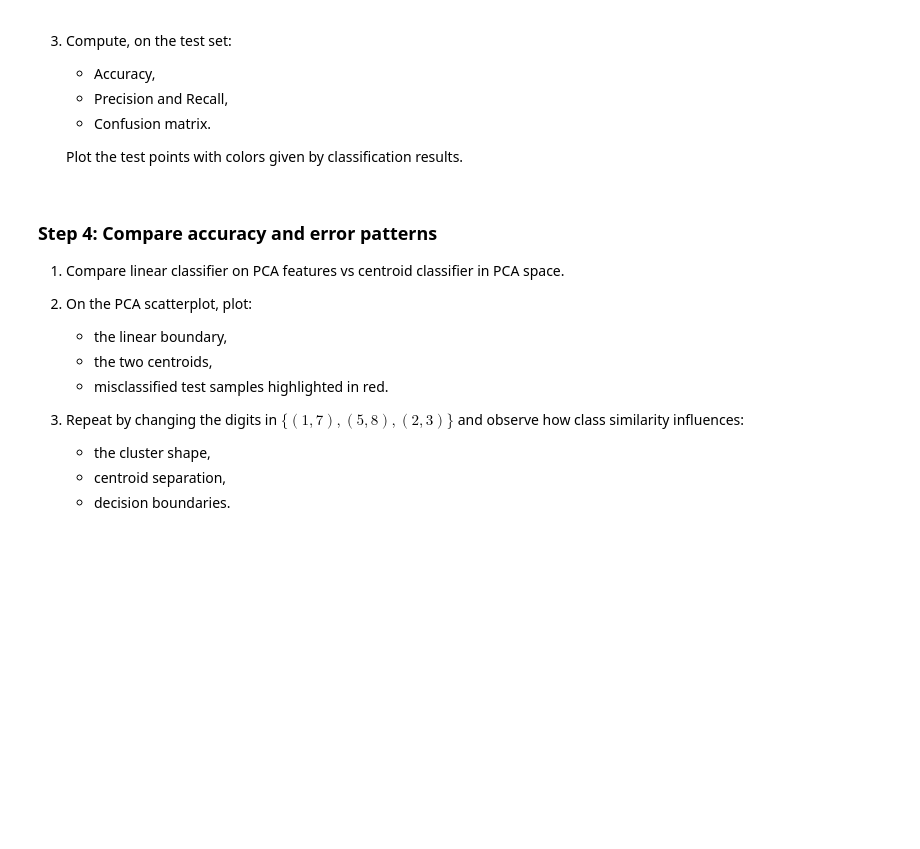
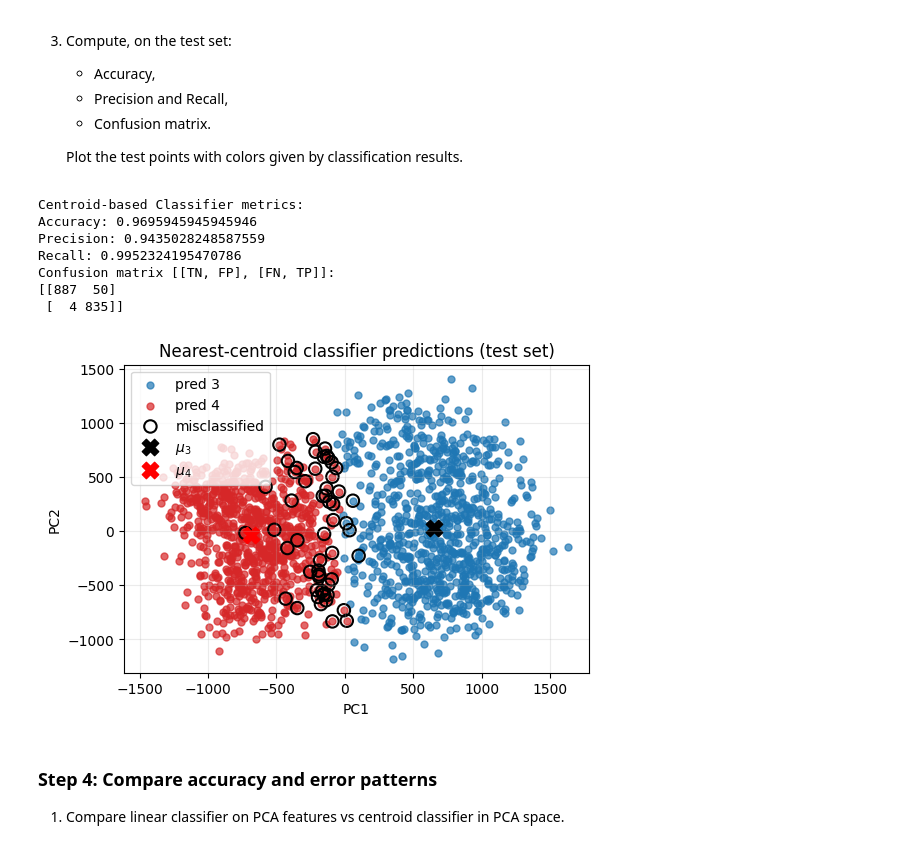
Before and after one commit to annalisapol/smm-course, a Jupyter notebook: homeworks/hw4/hw4.ipynb, the cells around one changed output. Saved outputs shown, nothing was run; the diff lists cells and outputs as text; code cells hidden in the pictures; blank space fills up the shorter version.

```diff
--- a/homeworks/hw4/hw4.ipynb
+++ b/homeworks/hw4/hw4.ipynb
@@ -753,6 +753,13 @@ Centroid of class 4: [-684.32142999  -34.01105396]
 
 
     This is the **nearest-centroid classifier in PCA space**.
+# %%
+d3 = np.linalg.norm(Z_test - mu_3, axis = 1)
+d4 = np.linalg.norm(Z_test - mu_4, axis = 1)
+
+y_pred_centroid = np.where(d3 <= d4, 3, 4)
+
+y_centroid_bin = (y_pred_centroid == 4).astype(int)
 # %% [markdown]
 3.  Compute, on the test set:
 
@@ -761,19 +768,43 @@ Centroid of class 4: [-684.32142999  -34.01105396]
     - Confusion matrix.
 
     Plot the test points with colors given by classification results.
+# %%
+print("Centroid-based Classifier metrics:")
+compute_conf_matrix_metrics(y_test_bin, y_centroid_bin)
+
+plt.figure(figsize=(6,4))
+pred3 = (y_pred_centroid == 3)
+pred4 = (y_pred_centroid == 4)
+
+plt.scatter(Z_test[pred3, 0], Z_test[pred3, 1], s=25, alpha=0.7,
+            marker="o", color="tab:blue", label="pred 3")
+plt.scatter(Z_test[pred4, 0], Z_test[pred4, 1], s=25, alpha=0.7,
+            marker="o", color="tab:red", label="pred 4")
+wrong = (y_pred_centroid != y_test)
+plt.scatter(Z_test[wrong, 0], Z_test[wrong, 1], s=80,
+            facecolors="none", edgecolors="black", linewidths=1.5,
+            label="misclassified")
+
+plt.scatter(mu_3[0], mu_3[1], c="black", s=140, marker="X", label=r"$\mu_3$")
+plt.scatter(mu_4[0], mu_4[1], c="red",   s=140, marker="X", label=r"$\mu_4$")
+
+plt.xlabel("PC1")
+plt.ylabel("PC2")
+plt.title("Nearest-centroid classifier predictions (test set)")
+plt.grid(alpha=0.25)
+plt.legend()
+plt.show()
+# %% [output]
+Centroid-based Classifier metrics:
+Accuracy: 0.9695945945945946
+Precision: 0.9435028248587559
+Recall: 0.9952324195470786
+Confusion matrix [[TN, FP], [FN, TP]]:
+[[887  50]
+ [  4 835]]
+[figure, added]
 # %% [markdown]
 
 ### Step 4: Compare accuracy and error patterns
 
 1. Compare linear classifier on PCA features vs centroid classifier in PCA space.
-
-2. On the PCA scatterplot, plot:
-
-   - the linear boundary,
-   - the two centroids,
-   - misclassified test samples highlighted in red.
-
-3. Repeat by changing the digits in $\{ (1,7), (5,8), (2,3) \}$ and observe how class similarity influences:
-   - the cluster shape,
-   - centroid separation,
-   - decision boundaries.
```
Also changed, not shown: parts of 10 cells of this notebook.
